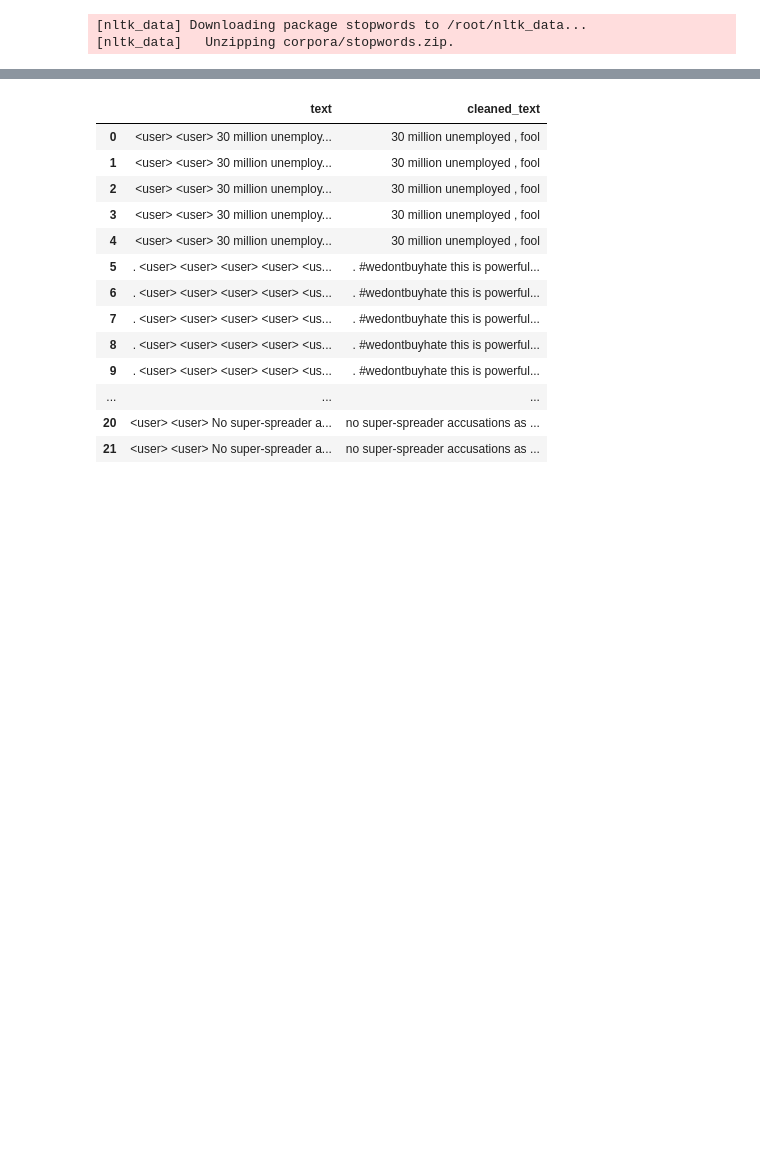
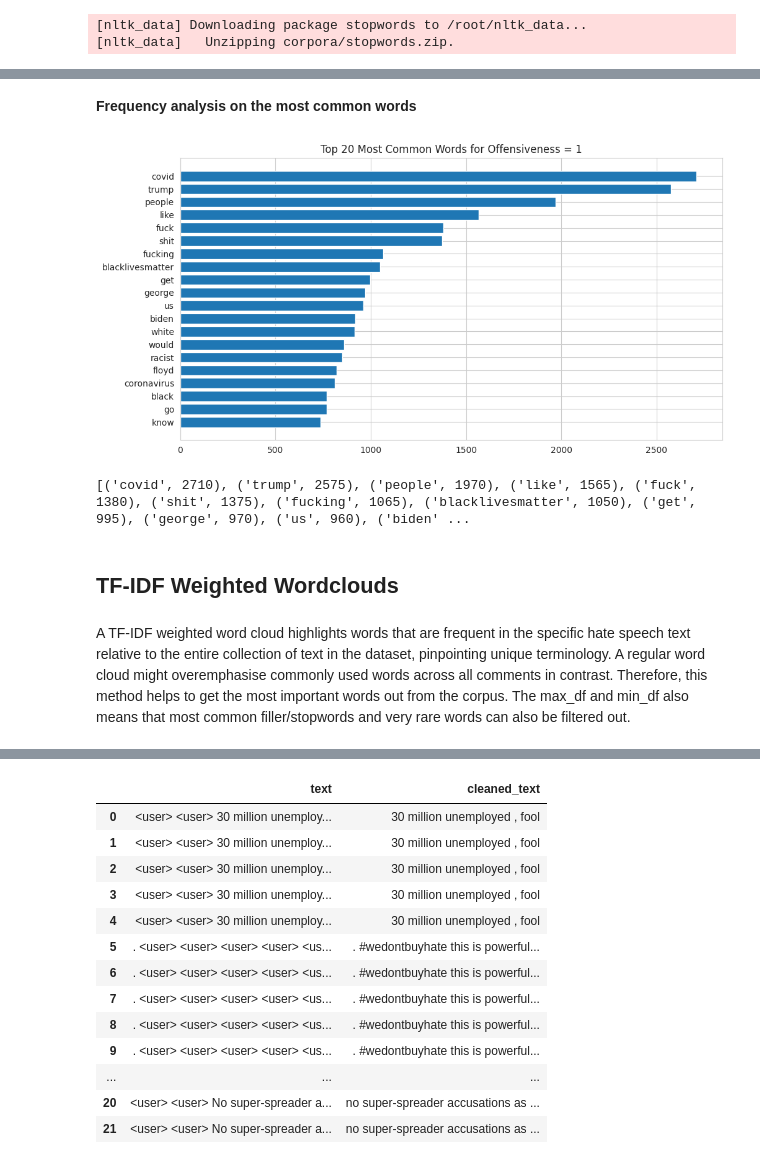
Before and after one commit to showmeinfinity/final_project, a Jupyter notebook: Step_1_Preprocessing_data_and_EDA.ipynb, the cells around one changed output, grey strips where cells are left out. Drawn from its saved outputs; the diff is of its cells as text; code cells hidden in the pictures; blank space fills up the shorter version.

```diff
--- a/Step_1_Preprocessing_data_and_EDA.ipynb
+++ b/Step_1_Preprocessing_data_and_EDA.ipynb
@@ -657,0 +731,35 @@ print(words_md_0)
+# %% [markdown]
+**Frequency analysis on the most common words**
+# %%
+def generate_frequency_analysis(data, label_score, max_words=100):
+    # Filter data for the specified hard_label score
+    filtered_texts = data[data['hard_label'] == label_score]['cleaned_text'].str.cat(sep=' ')
+
+    # Frequency Analysis
+    words = filtered_texts.split()
+    word_counts = Counter(words)
+    most_common_words = word_counts.most_common(max_words)
+
+    # Plot most common words and their counts
+    common_words, counts = zip(*most_common_words)
+
+    # Layout for the bar chart
+    fig, ax = plt.subplots(figsize=(10, 5))
+    ax.barh(common_words, counts)
+    ax.invert_yaxis()  # Highest counts at the top
+    ax.set_title(f"Top {max_words} Most Common Words for Offensiveness = {label_score}")
+
+    plt.tight_layout(pad = 0)
+    plt.show()
+
+    return most_common_words
+# %%
+bar_op_1 = generate_frequency_analysis(md_agreement_exploded, 1, 20)
+print(bar_op_1)
+# %% [output]
+[figure, added]
+[('covid', 2710), ('trump', 2575), ('people', 1970), ('like', 1565), ('fuck', 1380), ('shit', 1375), ('fucking', 1065), ('blacklivesmatter', 1050), ('get', 995), ('george', 970), ('us', 960), ('biden' ...
+# %% [markdown]
+## TF-IDF Weighted Wordclouds
+# %% [markdown]
+A TF-IDF weighted word cloud highlights words that are frequent in the specific hate speech text relative to the entire collection of text in the dataset, pinpointing unique terminology. A regular word cloud might overemphasise commonly used words across all comments in contrast. Therefore, this method helps to get the most important words out from the corpus. The max_df and min_df also means that most common filler/stopwords and very rare words can also be filtered out.
```
Also changed, not shown: parts of 58 cells of this notebook.
